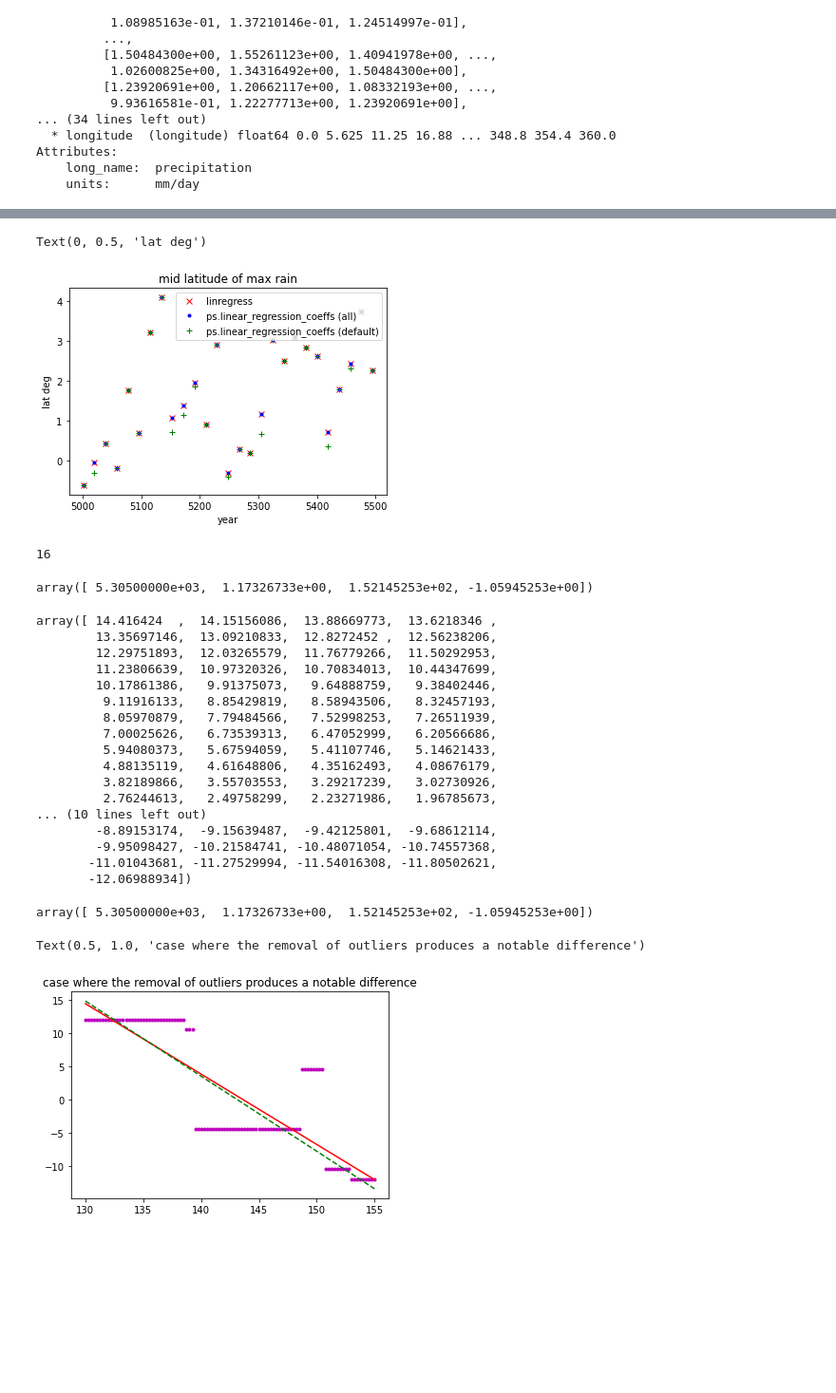
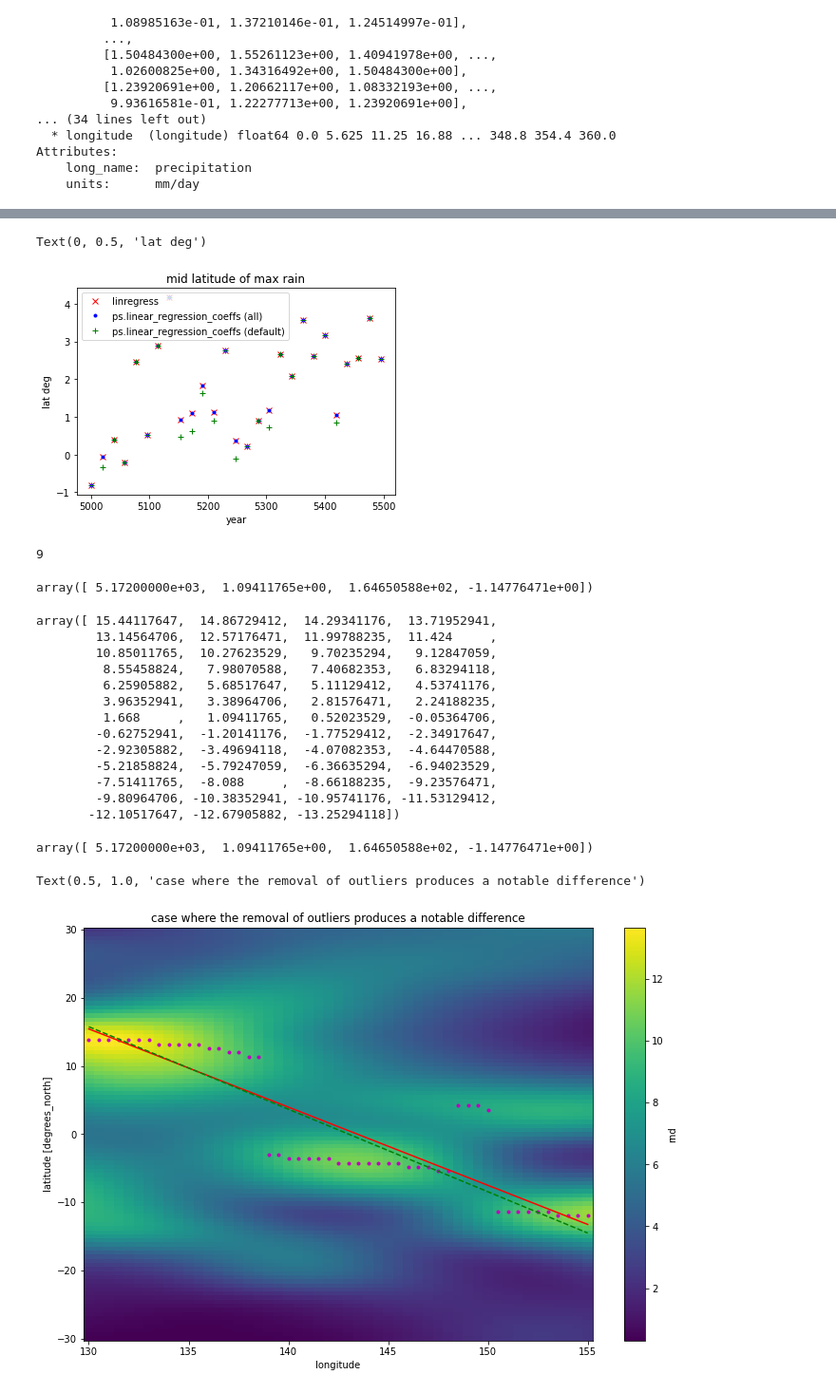
Before and after one commit to pletzer/paleoscripts, a Jupyter notebook: notebooks/SPCZ location_ap.ipynb, the cells around one changed output, grey strips where cells are left out. Shown at 95% size. Drawn from its saved outputs; the diff is of its cells as text; code cells hidden in the pictures; blank space fills up the shorter version.

```diff
--- a/notebooks/SPCZ location_ap.ipynb
+++ b/notebooks/SPCZ location_ap.ipynb
@@ -53,8 +53,8 @@ units :
 mm/day
 # %%
 # pad
-rnd = ps.apply_cyclic_padding(ds.rnd)
-rnd
+rnd_coarse = ps.apply_cyclic_padding(ds.rnd)
+rnd_coarse
 # %% [output]
 <xarray.DataArray 'rnd' (year: 500, month: 12, latitude: 56, longitude: 65)>
 array([[[[1.37280390e-01, 1.27297327e-01, 1.17281392e-01, ...,
@@ -73,20 +73,23 @@ array([[[[1.37280390e-01, 1.27297327e-01, 1.17281392e-01, ...,
 Attributes:
     long_name:  precipitation
     units:      mm/day
+# %%
+# regrid to a finer grid
+new_lons = np.linspace(130., 155., 51)
+new_lats = np.linspace(-30., 30., 101)
+rnd = rnd_coarse.interp(longitude=new_lons, latitude=new_lats, method='cubic')
 # %%
 # seasonal means across decades, after increasing the resolution
 years = rnd.year.values
 year_max = years[-1]
 d_year = 19
 rnd_season_decade_mean = {}
-new_lons = np.linspace(130., 155., 101) # 0., 360., 101)
-new_lats = np.linspace(-30., 30., 41) #(-87.56, 87.56, 51)
 for s in ('djf', 'mam', 'jja', 'son'):
     rnd_season_decade_mean[s] = {}
     y0 = years[0]
     while y0 < year_max:
         y1 = min(y0 + d_year, year_max)
-        rain = ps.extract_season(rnd.sel(year=slice(y0, y1)), s).interp(longitude=new_lons, latitude=new_lats)
+        rain = ps.extract_season(rnd.sel(year=slice(y0, y1)), s)
         rnd_season_decade_mean[s][(y0, y1)] = rain.mean(dim=['year', 'month'])
         y0 = y1
 # %%
@@ -180,18 +183,18 @@ plt.xlabel('year')
 plt.ylabel('lat deg')
 # %% [output]
 Text(0, 0.5, 'lat deg')
-[figure, old version]
+[figure, new version]
 # %%
 # find case where the diff is max and investigate
 vmax = np.fabs(vals_ref[:, 1] - vals_out[:, 1]).max()
 i = np.where( np.fabs(vals_ref[:, 1] - vals_out[:, 1]) == vmax)[0][0]
 i
 # %% [output]
-16
+9
 # %%
 vals_ref[i,:]
 # %% [output]
-array([ 5.30500000e+03,  1.17326733e+00,  1.52145253e+02, -1.05945253e+00])
+array([ 5.17200000e+03,  1.09411765e+00,  1.64650588e+02, -1.14776471e+00])
 # %%
 y0 = int(vals_ref[i, 0])
 y1 = y0 + d_year
@@ -199,34 +202,35 @@ xy = lines[s][(y0, y1)]
 x = xy[:, 0]
 vals_ref[i, 2] + vals_ref[i, 3]*x
 # %% [output]
-array([ 14.416424  ,  14.15156086,  13.88669773,  13.6218346 ,
-        13.35697146,  13.09210833,  12.8272452 ,  12.56238206,
-        12.29751893,  12.03265579,  11.76779266,  11.50292953,
-        11.23806639,  10.97320326,  10.70834013,  10.44347699,
-        10.17861386,   9.91375073,   9.64888759,   9.38402446,
-         9.11916133,   8.85429819,   8.58943506,   8.32457193,
-         8.05970879,   7.79484566,   7.52998253,   7.26511939,
-         7.00025626,   6.73539313,   6.47052999,   6.20566686,
-         5.94080373,   5.67594059,   5.41107746,   5.14621433,
-         4.88135119,   4.61648806,   4.35162493,   4.08676179,
-         3.82189866,   3.55703553,   3.29217239,   3.02730926,
-         2.76244613,   2.49758299,   2.23271986,   1.96785673,
-... (10 lines left out)
-        -8.89153174,  -9.15639487,  -9.42125801,  -9.68612114,
-        -9.95098427, -10.21584741, -10.48071054, -10.74557368,
-       -11.01043681, -11.27529994, -11.54016308, -11.80502621,
-       -12.06988934])
+array([ 15.44117647,  14.86729412,  14.29341176,  13.71952941,
+        13.14564706,  12.57176471,  11.99788235,  11.424     ,
+        10.85011765,  10.27623529,   9.70235294,   9.12847059,
+         8.55458824,   7.98070588,   7.40682353,   6.83294118,
+         6.25905882,   5.68517647,   5.11129412,   4.53741176,
+         3.96352941,   3.38964706,   2.81576471,   2.24188235,
+         1.668     ,   1.09411765,   0.52023529,  -0.05364706,
+        -0.62752941,  -1.20141176,  -1.77529412,  -2.34917647,
+        -2.92305882,  -3.49694118,  -4.07082353,  -4.64470588,
+        -5.21858824,  -5.79247059,  -6.36635294,  -6.94023529,
+        -7.51411765,  -8.088     ,  -8.66188235,  -9.23576471,
+        -9.80964706, -10.38352941, -10.95741176, -11.53129412,
+       -12.10517647, -12.67905882, -13.25294118])
 # %%
 vals_ref[i,:]
 # %% [output]
-array([ 5.30500000e+03,  1.17326733e+00,  1.52145253e+02, -1.05945253e+00])
+array([ 5.17200000e+03,  1.09411765e+00,  1.64650588e+02, -1.14776471e+00])
 # %%
+plt.figure(figsize=(12, 8))
+
+rnd_season_decade_mean['djf'][(y0, y1)].plot()
+
 xy = lines[s][(y0, y1)]
 x = xy[:, 0]
+
 plt.plot(x, xy[:, 1], 'm.')
 plt.plot(x, vals_ref[i, 2] + vals_ref[i, 3]*x, 'r-')
 plt.plot(x, vals_out[i, 2] + vals_out[i, 3]*x, 'g--')
 plt.title('case where the removal of outliers produces a notable difference')
 # %% [output]
 Text(0.5, 1.0, 'case where the removal of outliers produces a notable difference')
-[figure, old version]
+[figure, new version]
```
Also changed, not shown: parts of 4 cells of this notebook.
